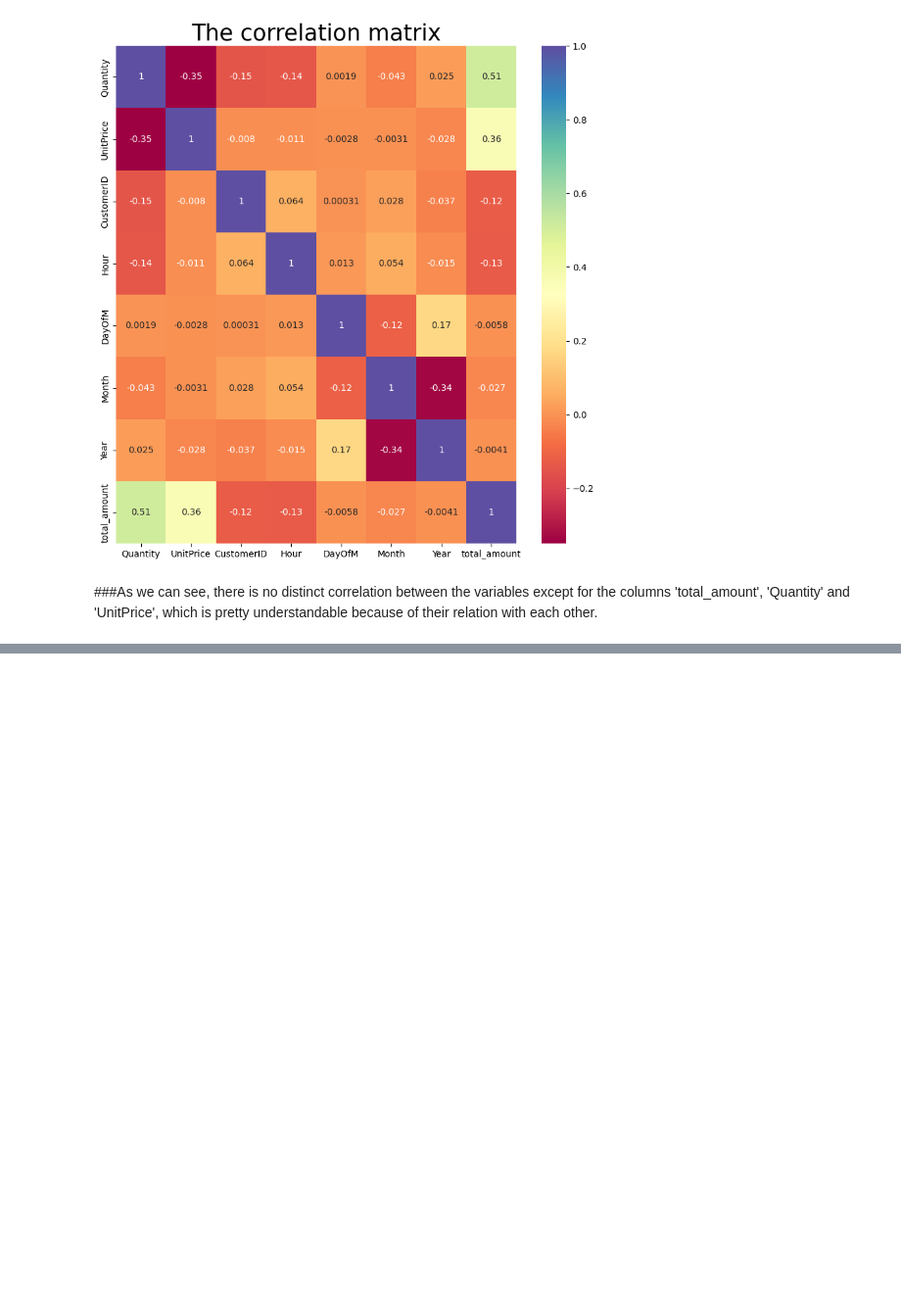
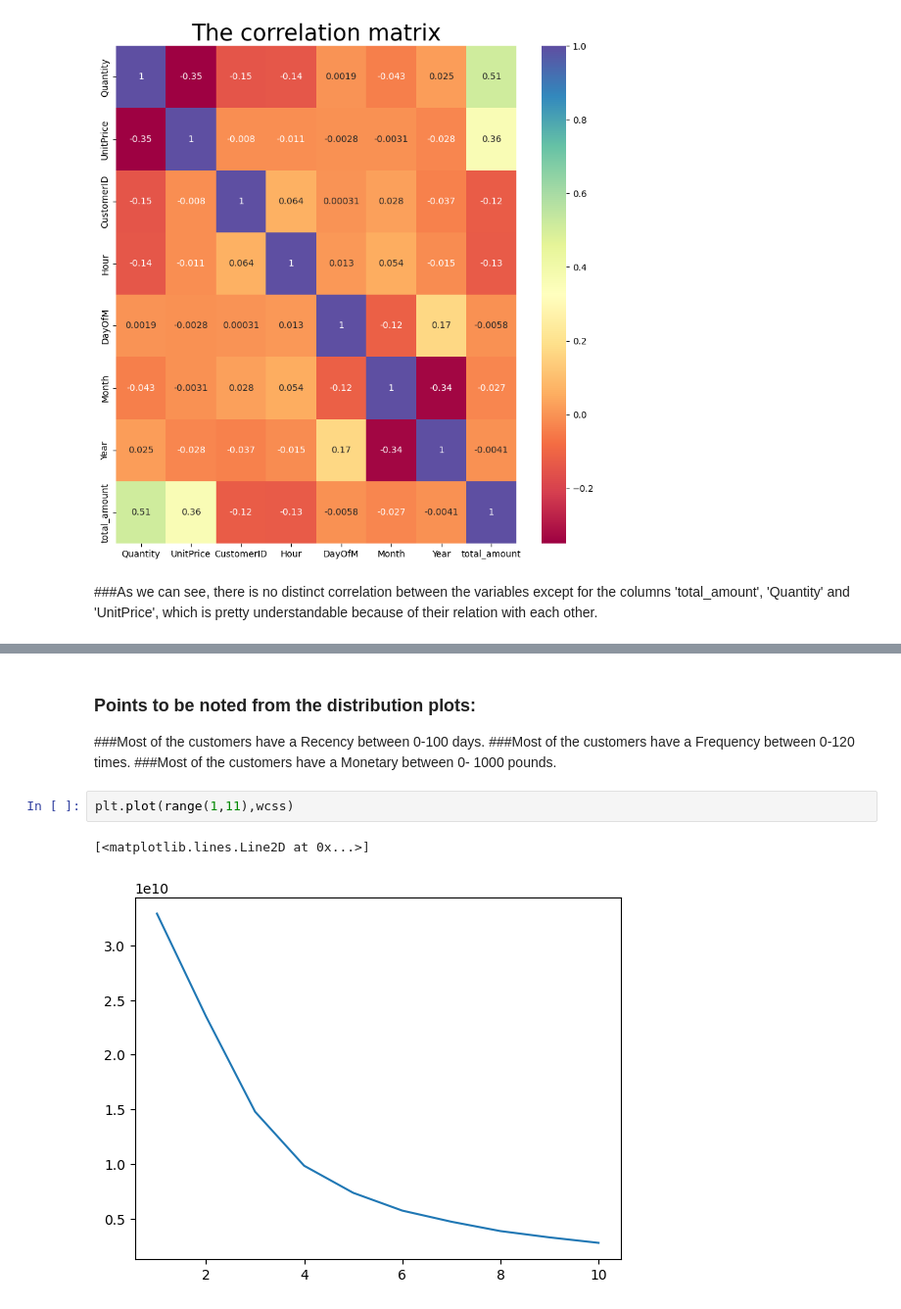
Before and after one commit to vishant750/Online_Retail_Customer_Segmentation, a Jupyter notebook: Online_Retail_Customer_Segmentation.ipynb, the cells around one changed output, grey strips where cells are left out. Shown at 98% size. Cells and saved outputs as stored; diff of their text form; blank space fills up the shorter version.

```diff
--- a/Online_Retail_Customer_Segmentation.ipynb
+++ b/Online_Retail_Customer_Segmentation.ipynb
@@ -455,0 +605,11 @@ plt.show()
+# %% [markdown]
+### **Points to be noted from the distribution plots:**
+
+###Most of the customers have a Recency between 0-100 days.
+###Most of the customers have a Frequency between 0-120 times.
+###Most of the customers have a Monetary between 0- 1000 pounds.
+# %%
+plt.plot(range(1,11),wcss)
+# %% [output]
+[<matplotlib.lines.Line2D at 0x...>]
+[figure, added]
```
Also changed, not shown: parts of 17 cells of this notebook.
